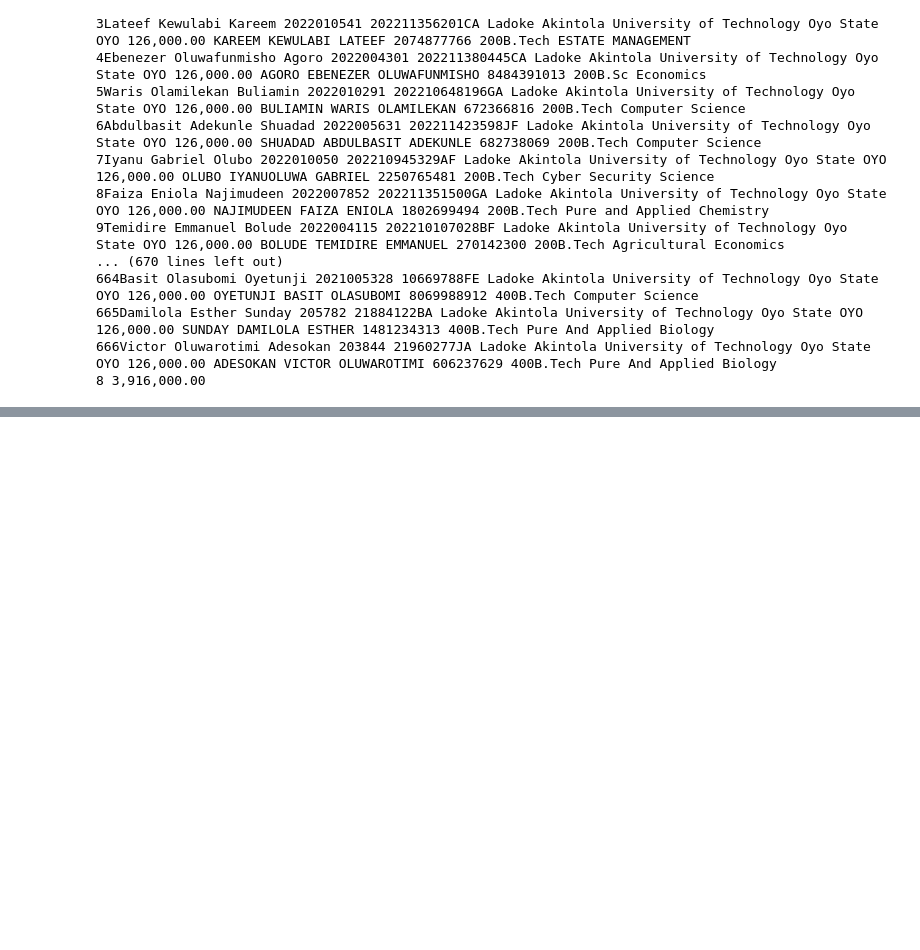
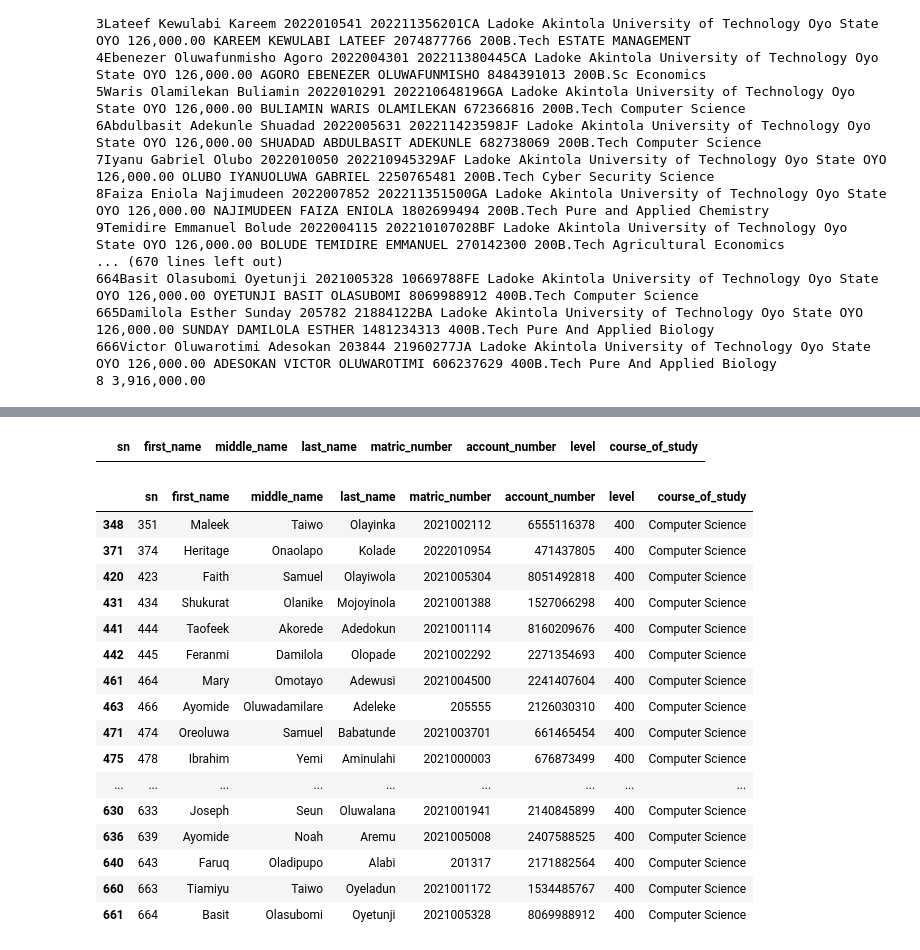
Before and after one commit to Lawal0abdulazeez/Loan_Data, a Jupyter notebook: Loan Data Analysis.ipynb, the cells around one changed output, grey strips where cells are left out. Drawn from its saved outputs; the diff is of its cells as text; code cells hidden in the pictures; blank space fills up the shorter version.

```diff
--- a/Loan Data Analysis.ipynb
+++ b/Loan Data Analysis.ipynb
@@ -107,0 +443,39 @@ array(['200', 'Sci', 'Pur'], dtype=object)
+# %%
+def filter_by_level_and_course(df, level, course_of_study):
+    """
+    Filters the DataFrame based on the specified level and course of study.
+
+    Parameters:
+    df (pd.DataFrame): The DataFrame to filter.
+    level (str): The level to filter by.
+    course_of_study (str): The course of study to filter by.
+
+    Returns:
+    pd.DataFrame: The filtered DataFrame.
+    """
+    filtered_df = df[(df['level'] == level) & (df['course_of_study'] == course_of_study)]
+    return filtered_df
+# %% [output]
+|  | sn | first_name | middle_name | last_name | matric_number | account_number | level | course_of_study |
+# %%
+# Filter DataFrame based on level and course of study
+filtered_df = filter_by_level_and_course(df, '400', 'Computer Science')
+filtered_df
+# %% [output]
+|  | sn | first_name | middle_name | last_name | matric_number | account_number | level | course_of_study |
+| 348 | 351 | Maleek | Taiwo | Olayinka | 2021002112 | 6555116378 | 400 | Computer Science |
+| 371 | 374 | Heritage | Onaolapo | Kolade | 2022010954 | 471437805 | 400 | Computer Science |
+| 420 | 423 | Faith | Samuel | Olayiwola | 2021005304 | 8051492818 | 400 | Computer Science |
+| 431 | 434 | Shukurat | Olanike | Mojoyinola | 2021001388 | 1527066298 | 400 | Computer Science |
+| 441 | 444 | Taofeek | Akorede | Adedokun | 2021001114 | 8160209676 | 400 | Computer Science |
+| 442 | 445 | Feranmi | Damilola | Olopade | 2021002292 | 2271354693 | 400 | Computer Science |
+| 461 | 464 | Mary | Omotayo | Adewusi | 2021004500 | 2241407604 | 400 | Computer Science |
+| 463 | 466 | Ayomide | Oluwadamilare | Adeleke | 205555 | 2126030310 | 400 | Computer Science |
+| 471 | 474 | Oreoluwa | Samuel | Babatunde | 2021003701 | 661465454 | 400 | Computer Science |
+| 475 | 478 | Ibrahim | Yemi | Aminulahi | 2021000003 | 676873499 | 400 | Computer Science |
+| ... | ... | ... | ... | ... | ... | ... | ... | ... |
+| 630 | 633 | Joseph | Seun | Oluwalana | 2021001941 | 2140845899 | 400 | Computer Science |
+| 636 | 639 | Ayomide | Noah | Aremu | 2021005008 | 2407588525 | 400 | Computer Science |
+| 640 | 643 | Faruq | Oladipupo | Alabi | 201317 | 2171882564 | 400 | Computer Science |
+| 660 | 663 | Tiamiyu | Taiwo | Oyeladun | 2021001172 | 1534485767 | 400 | Computer Science |
+| 661 | 664 | Basit | Olasubomi | Oyetunji | 2021005328 | 8069988912 | 400 | Computer Science |
```
Also changed, not shown: parts of 17 cells of this notebook.
